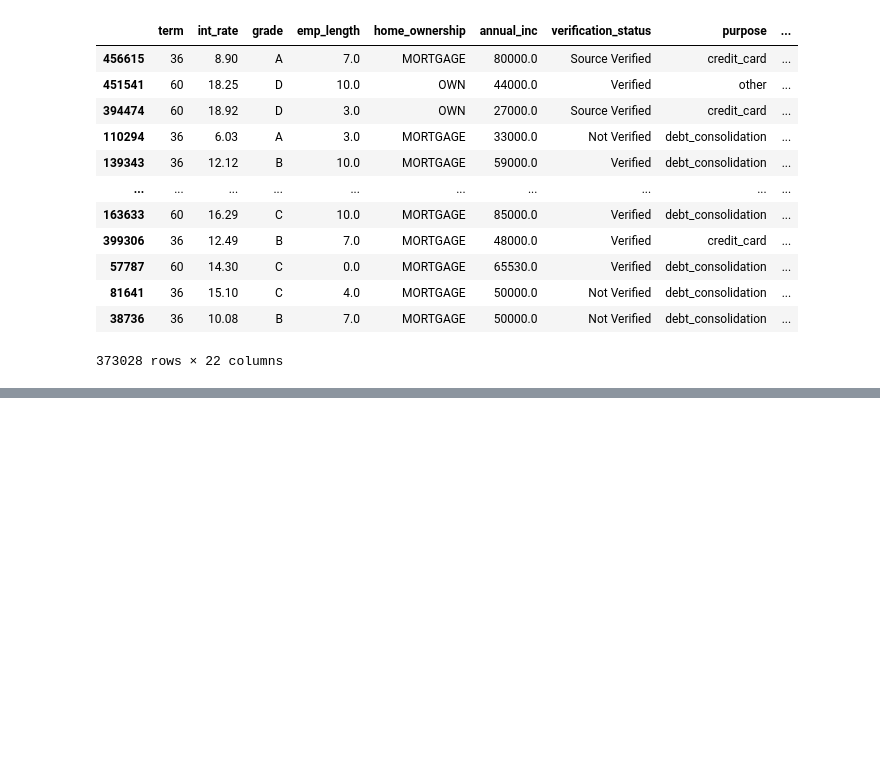
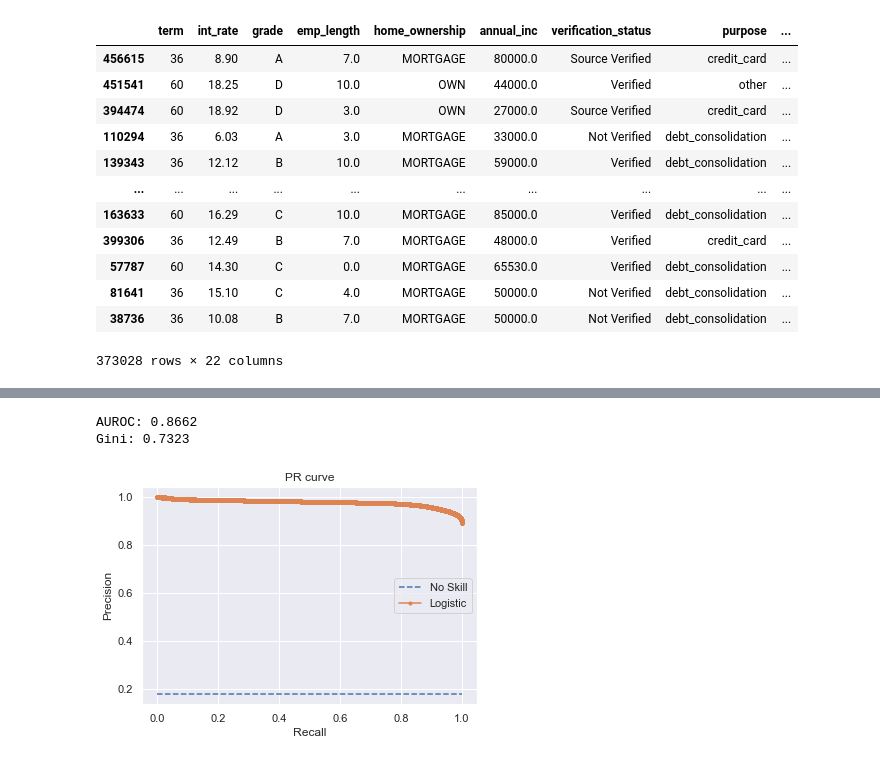
Before and after one commit to HenryDashwood/loans-modelling, a Jupyter notebook: nbs/00_core.ipynb, the cells around one changed output, grey strips where cells are left out. Cells and saved outputs as stored; diff of their text form; code cells hidden in the pictures; blank space fills up the shorter version.

```diff
--- a/nbs/00_core.ipynb
+++ b/nbs/00_core.ipynb
@@ -276,0 +291,3 @@ X_train
+# %%
+# apply to our final four categorical variables
+X_train = dummy_creation(X_train, ["grade", "home_ownership", "verification_status", "purpose"])
@@ -276,0 +684,29 @@ X_train
+# %%
+# Calculate the Area Under the Receiver Operating Characteristic Curve (AUROC) on our test set
+AUROC = roc_auc_score(y_test_proba["y_test_class_actual"], y_test_proba["y_hat_test_proba"])
+# calculate Gini from AUROC
+Gini = AUROC * 2 - 1
+# print AUROC and Gini
+print("AUROC: %.4f" % (AUROC))
+print("Gini: %.4f" % (Gini))
+# %% [output]
+AUROC: 0.8662
+Gini: 0.7323
+# %%
+# draw a PR curve
+# calculate the no skill line as the proportion of the positive class
+no_skill = len(y_test[y_test == 1]) / len(y)
+# plot the no skill precision-recall curve
+plt.plot([0, 1], [no_skill, no_skill], linestyle="--", label="No Skill")
+# get the values required to plot a PR curve
+precision, recall, thresholds = precision_recall_curve(
+    y_test_proba["y_test_class_actual"], y_test_proba["y_hat_test_proba"]
+)
+# plot PR curve
+plt.plot(recall, precision, marker=".", label="Logistic")
+plt.xlabel("Recall")
+plt.ylabel("Precision")
+plt.legend()
+plt.title("PR curve");
+# %% [output]
+[figure, added]
```
Also changed, not shown: parts of 22 cells of this notebook, 2 other files.
